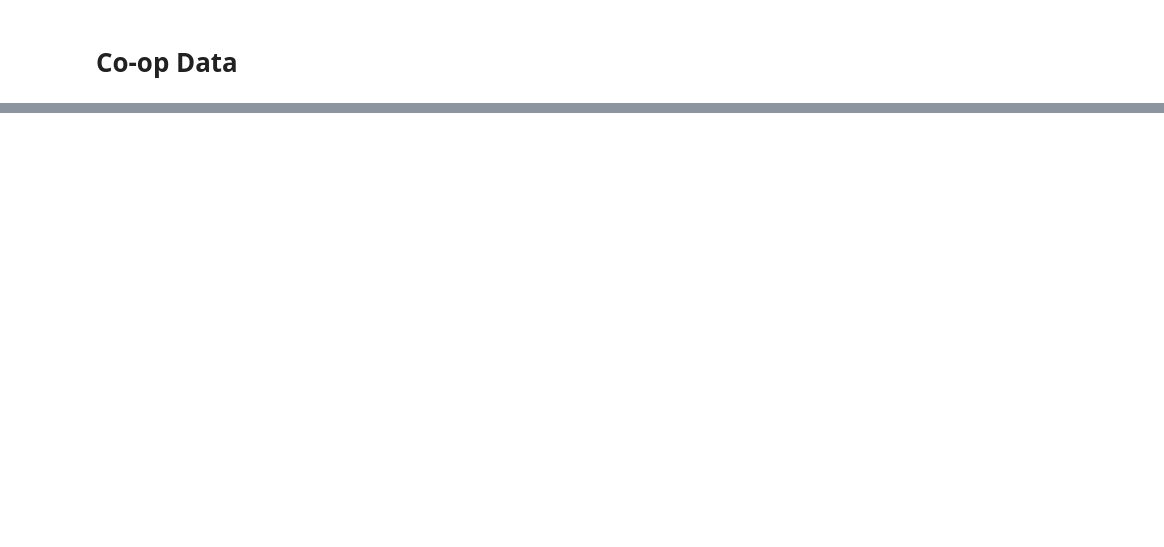
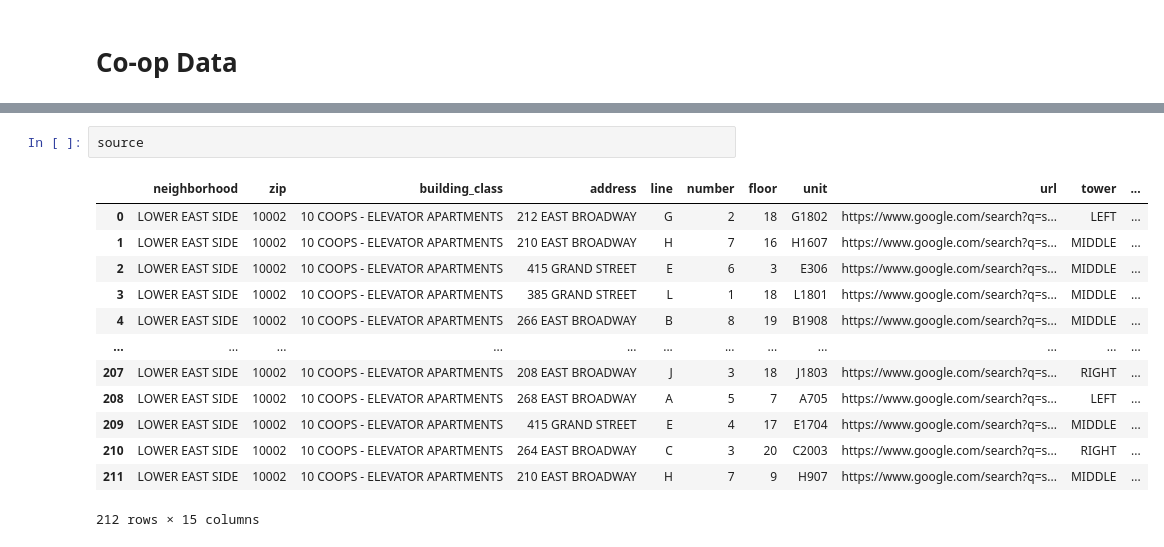
Before and after one commit to jyeakel/notebooks, a Jupyter notebook: coop_book/_build/html/_sources/coop-data.ipynb, the cells around one changed output, grey strips where cells are left out. Cells and saved outputs as stored; diff of their text form; blank space fills up the shorter version.

```diff
--- a/coop_book/_build/html/_sources/coop-data.ipynb
+++ b/coop_book/_build/html/_sources/coop-data.ipynb
@@ -83,0 +111,16 @@ alt.Chart(source).mark_line(point=alt.OverlayMarkDef(filled=False, fill="white",
+# %%
+source
+# %% [output]
+|  | neighborhood | zip | building_class | address | line | number | floor | unit | url | tower | ... |
+| 0 | LOWER EAST SIDE | 10002 | 10 COOPS - ELEVATOR APARTMENTS | 212 EAST BROADWAY | G | 2 | 18 | G1802 | https://www.google.com/search?q=s... | LEFT | ... |
+| 1 | LOWER EAST SIDE | 10002 | 10 COOPS - ELEVATOR APARTMENTS | 210 EAST BROADWAY | H | 7 | 16 | H1607 | https://www.google.com/search?q=s... | MIDDLE | ... |
+| 2 | LOWER EAST SIDE | 10002 | 10 COOPS - ELEVATOR APARTMENTS | 415 GRAND STREET | E | 6 | 3 | E306 | https://www.google.com/search?q=s... | MIDDLE | ... |
+| 3 | LOWER EAST SIDE | 10002 | 10 COOPS - ELEVATOR APARTMENTS | 385 GRAND STREET | L | 1 | 18 | L1801 | https://www.google.com/search?q=s... | MIDDLE | ... |
+| 4 | LOWER EAST SIDE | 10002 | 10 COOPS - ELEVATOR APARTMENTS | 266 EAST BROADWAY | B | 8 | 19 | B1908 | https://www.google.com/search?q=s... | MIDDLE | ... |
+| ... | ... | ... | ... | ... | ... | ... | ... | ... | ... | ... | ... |
+| 207 | LOWER EAST SIDE | 10002 | 10 COOPS - ELEVATOR APARTMENTS | 208 EAST BROADWAY | J | 3 | 18 | J1803 | https://www.google.com/search?q=s... | RIGHT | ... |
+| 208 | LOWER EAST SIDE | 10002 | 10 COOPS - ELEVATOR APARTMENTS | 268 EAST BROADWAY | A | 5 | 7 | A705 | https://www.google.com/search?q=s... | LEFT | ... |
+| 209 | LOWER EAST SIDE | 10002 | 10 COOPS - ELEVATOR APARTMENTS | 415 GRAND STREET | E | 4 | 17 | E1704 | https://www.google.com/search?q=s... | MIDDLE | ... |
+| 210 | LOWER EAST SIDE | 10002 | 10 COOPS - ELEVATOR APARTMENTS | 264 EAST BROADWAY | C | 3 | 20 | C2003 | https://www.google.com/search?q=s... | RIGHT | ... |
+| 211 | LOWER EAST SIDE | 10002 | 10 COOPS - ELEVATOR APARTMENTS | 210 EAST BROADWAY | H | 7 | 9 | H907 | https://www.google.com/search?q=s... | MIDDLE | ... |
+212 rows × 15 columns
```
Also changed, not shown: parts of 4 cells of this notebook, 6 other files.
